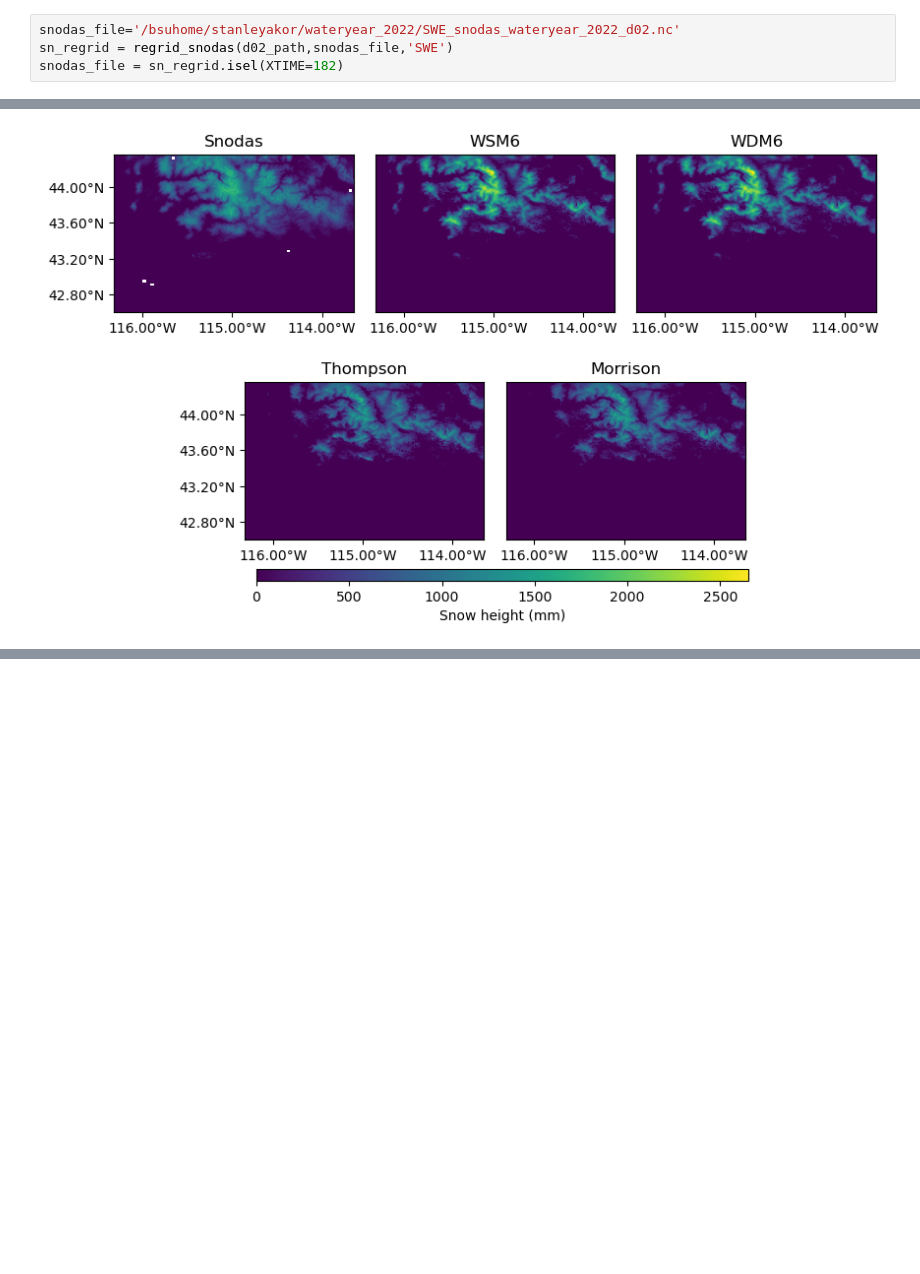
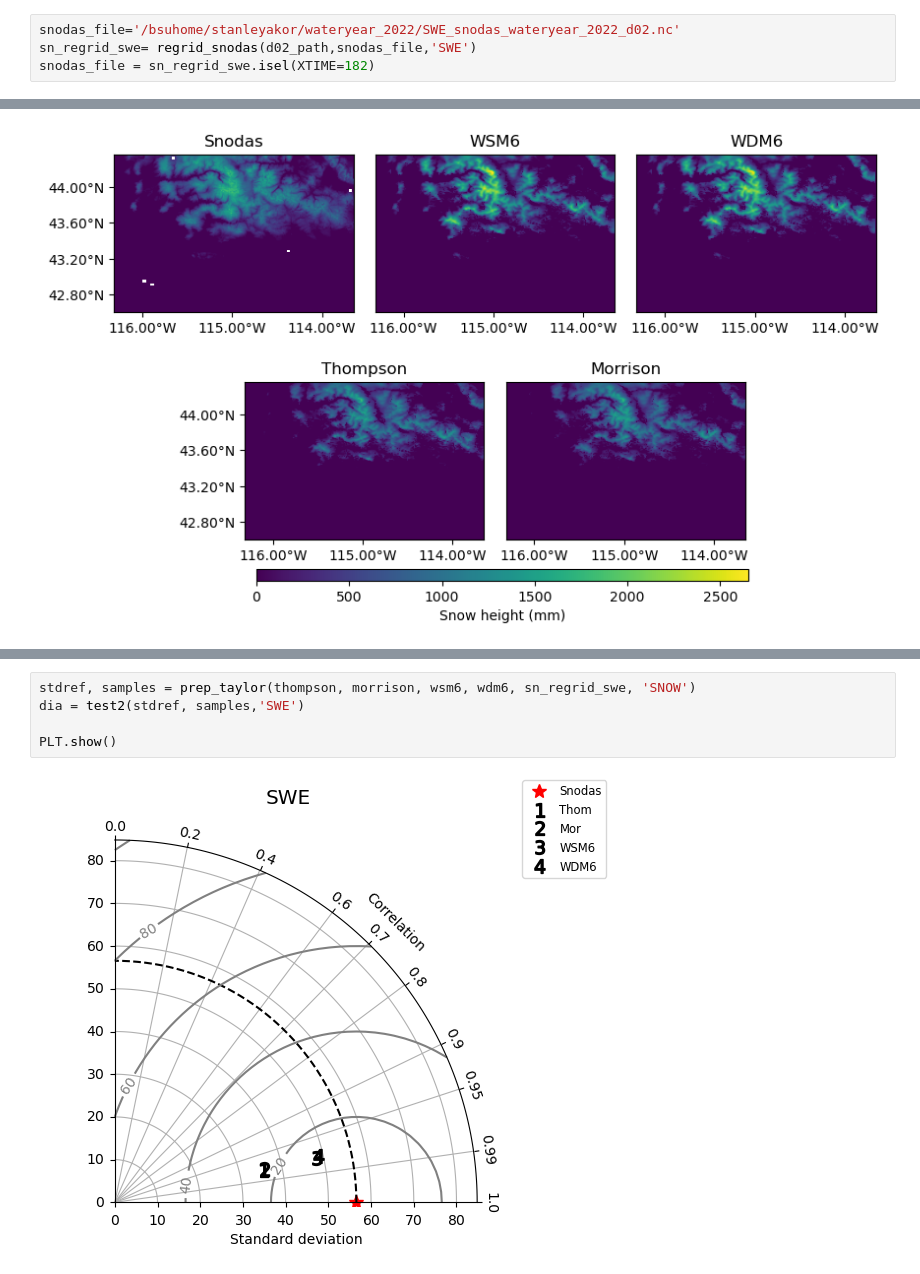
Before and after one commit to stanleyakor1/Python-tutorial, a Jupyter notebook: wrf-python/WY_2022_ANALYSIS.ipynb, the cells around one changed output, grey strips where cells are left out. Cells and saved outputs as stored; diff of their text form; blank space fills up the shorter version.

```diff
--- a/wrf-python/WY_2022_ANALYSIS.ipynb
+++ b/wrf-python/WY_2022_ANALYSIS.ipynb
@@ -88,8 +89,8 @@ wsm6_swe_april1 = wsm6['SNOW'].isel(XTIME=184)
 wdm6_swe_april1 = wdm6['SNOW'].isel(XTIME=184)
 # %%
 snodas_file='/bsuhome/stanleyakor/wateryear_2022/SWE_snodas_wateryear_2022_d02.nc'
-sn_regrid = regrid_snodas(d02_path,snodas_file,'SWE')
-snodas_file = sn_regrid.isel(XTIME=182)
+sn_regrid_swe= regrid_snodas(d02_path,snodas_file,'SWE')
+snodas_file = sn_regrid_swe.isel(XTIME=182)
 # %%
 file_list = [snodas_file,wsm6_swe_april1,wdm6_swe_april1, thomson_swe_april1,morrison_swe_april1 ]
 title = ['Snodas','WSM6', 'WDM6', 'Thompson', 'Morrison'] #
@@ -235,0 +253,7 @@ numpy.datetime64('2022-05-15T00:00:00.000000000')
+# %%
+stdref, samples = prep_taylor(thompson, morrison, wsm6, wdm6, sn_regrid_swe, 'SNOW')
+dia = test2(stdref, samples,'SWE')
+
+PLT.show()
+# %% [output]
+[figure, added]
```
Also changed, not shown: parts of 11 cells of this notebook, 1 other file.
